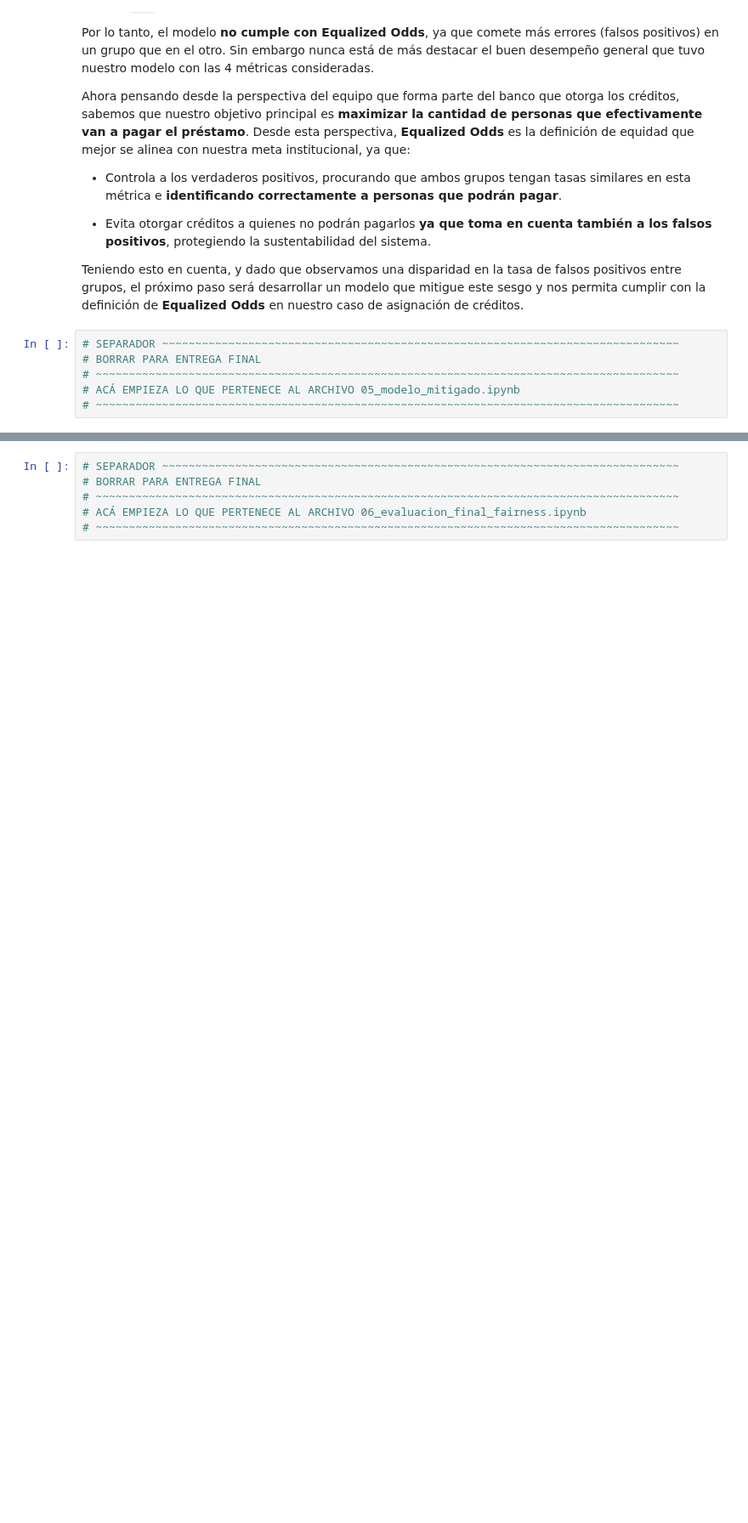
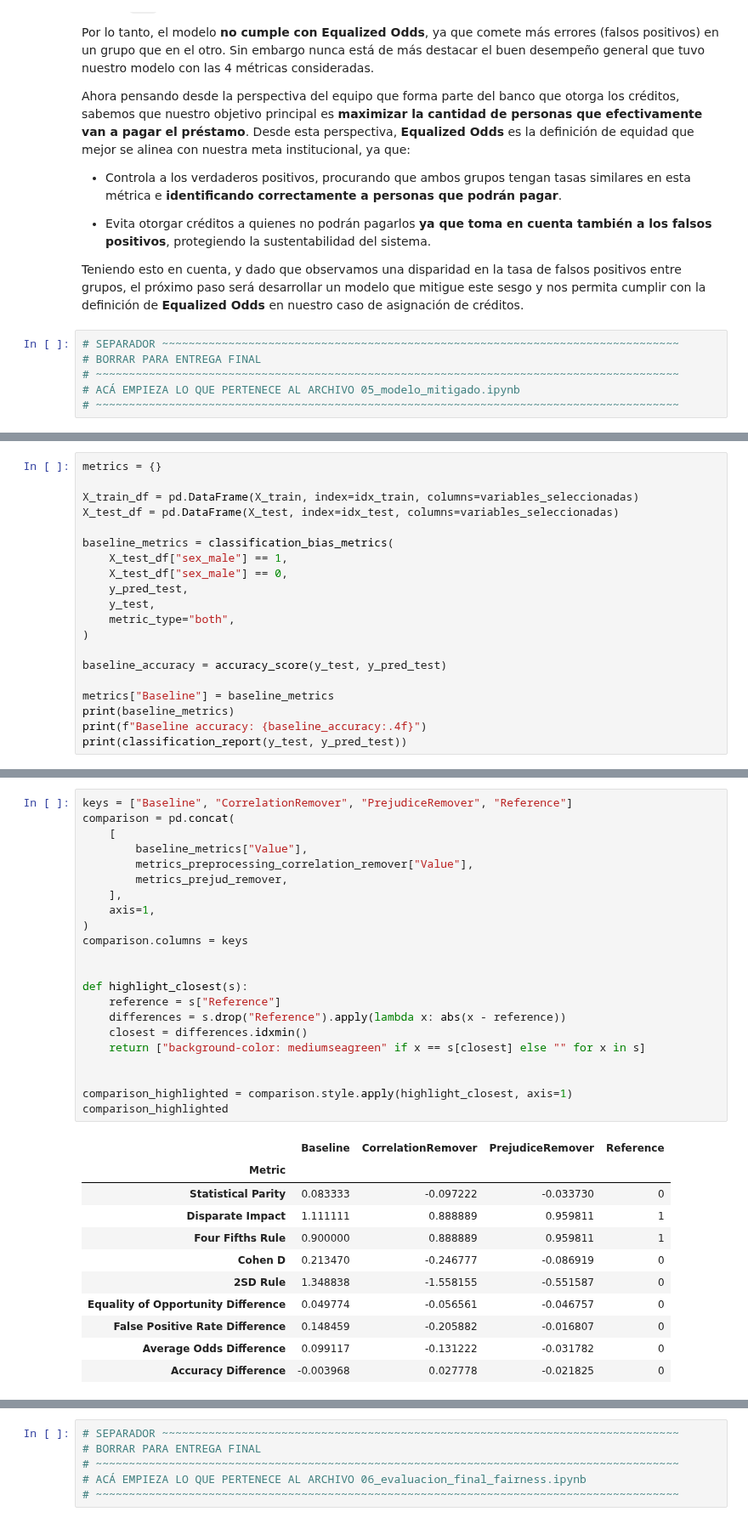
Before and after one commit to Gerardo1909/tpfinal_equidad, a Jupyter notebook: tp_final_fairness_ML/notebooks/main.ipynb, the cells around one changed output, grey strips where cells are left out. Shown at 85% size. Drawn from its saved outputs; the diff is of its cells as text; blank space fills up the shorter version.

```diff
--- a/tp_final_fairness_ML/notebooks/main.ipynb
+++ b/tp_final_fairness_ML/notebooks/main.ipynb
@@ -1213,0 +1221,20 @@ Teniendo esto en cuenta, y dado que observamos una disparidad en la tasa de fals
+# %%
+metrics = {}
+
+X_train_df = pd.DataFrame(X_train, index=idx_train, columns=variables_seleccionadas)
+X_test_df = pd.DataFrame(X_test, index=idx_test, columns=variables_seleccionadas)
+
+baseline_metrics = classification_bias_metrics(
+    X_test_df["sex_male"] == 1,
+    X_test_df["sex_male"] == 0,
+    y_pred_test,
+    y_test,
+    metric_type="both",
+)
+
+baseline_accuracy = accuracy_score(y_test, y_pred_test)
+
+metrics["Baseline"] = baseline_metrics
+print(baseline_metrics)
+print(f"Baseline accuracy: {baseline_accuracy:.4f}")
+print(classification_report(y_test, y_pred_test))
@@ -1213,0 +1409,34 @@ Teniendo esto en cuenta, y dado que observamos una disparidad en la tasa de fals
+# %%
+keys = ["Baseline", "CorrelationRemover", "PrejudiceRemover", "Reference"]
+comparison = pd.concat(
+    [
+        baseline_metrics["Value"],
+        metrics_preprocessing_correlation_remover["Value"],
+        metrics_prejud_remover,
+    ],
+    axis=1,
+)
+comparison.columns = keys
+
+
+def highlight_closest(s):
+    reference = s["Reference"]
+    differences = s.drop("Reference").apply(lambda x: abs(x - reference))
+    closest = differences.idxmin()
+    return ["background-color: mediumseagreen" if x == s[closest] else "" for x in s]
+
+
+comparison_highlighted = comparison.style.apply(highlight_closest, axis=1)
+comparison_highlighted
+# %% [output]
+|  | Baseline | CorrelationRemover | PrejudiceRemover | Reference |
+| Metric |  |  |  |  |
+| Statistical Parity | 0.083333 | -0.097222 | -0.033730 | 0 |
+| Disparate Impact | 1.111111 | 0.888889 | 0.959811 | 1 |
+| Four Fifths Rule | 0.900000 | 0.888889 | 0.959811 | 1 |
+| Cohen D | 0.213470 | -0.246777 | -0.086919 | 0 |
+| 2SD Rule | 1.348838 | -1.558155 | -0.551587 | 0 |
+| Equality of Opportunity Difference | 0.049774 | -0.056561 | -0.046757 | 0 |
+| False Positive Rate Difference | 0.148459 | -0.205882 | -0.016807 | 0 |
+| Average Odds Difference | 0.099117 | -0.131222 | -0.031782 | 0 |
+| Accuracy Difference | -0.003968 | 0.027778 | -0.021825 | 0 |
```
Also changed, not shown: parts of 13 cells of this notebook, 1 other file.
